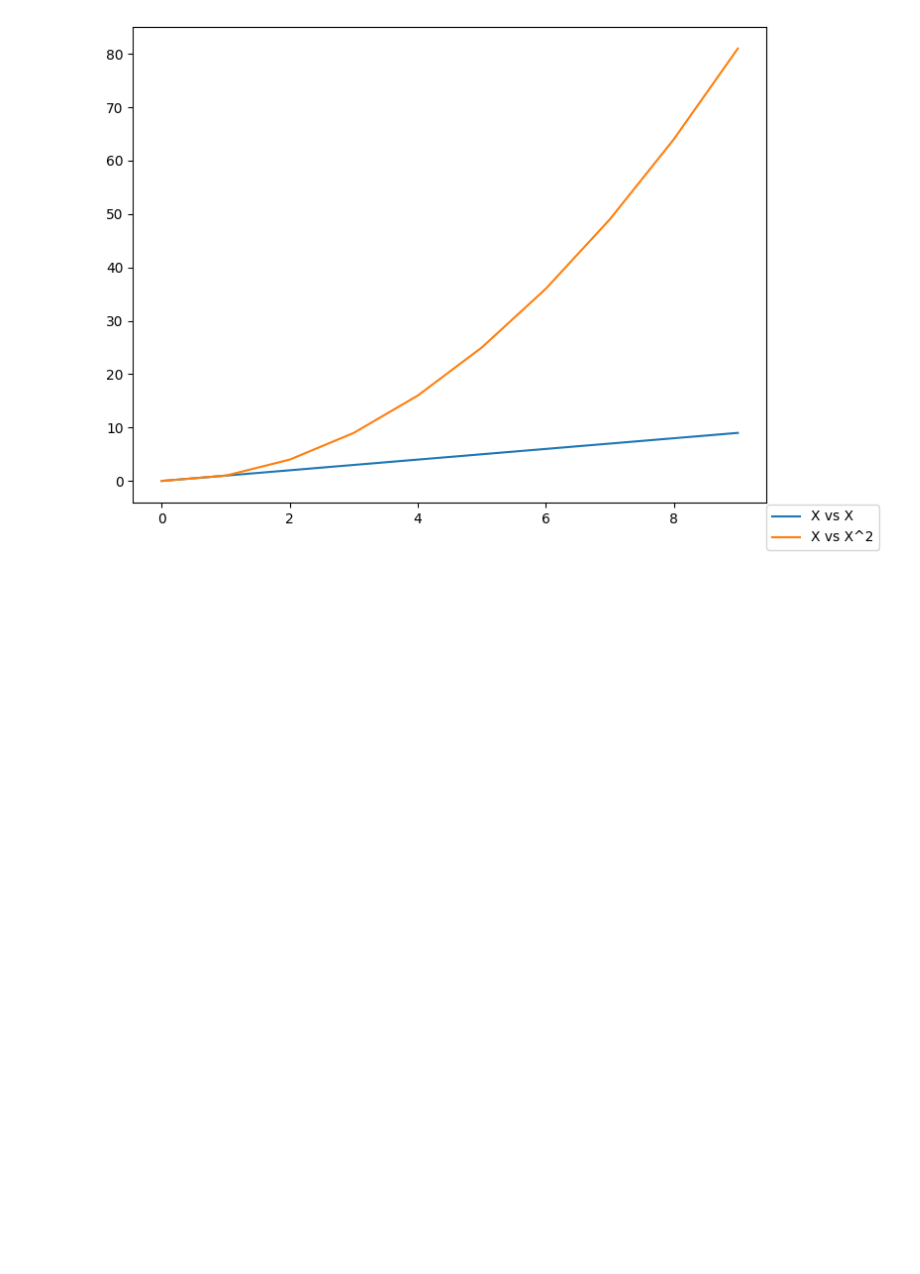
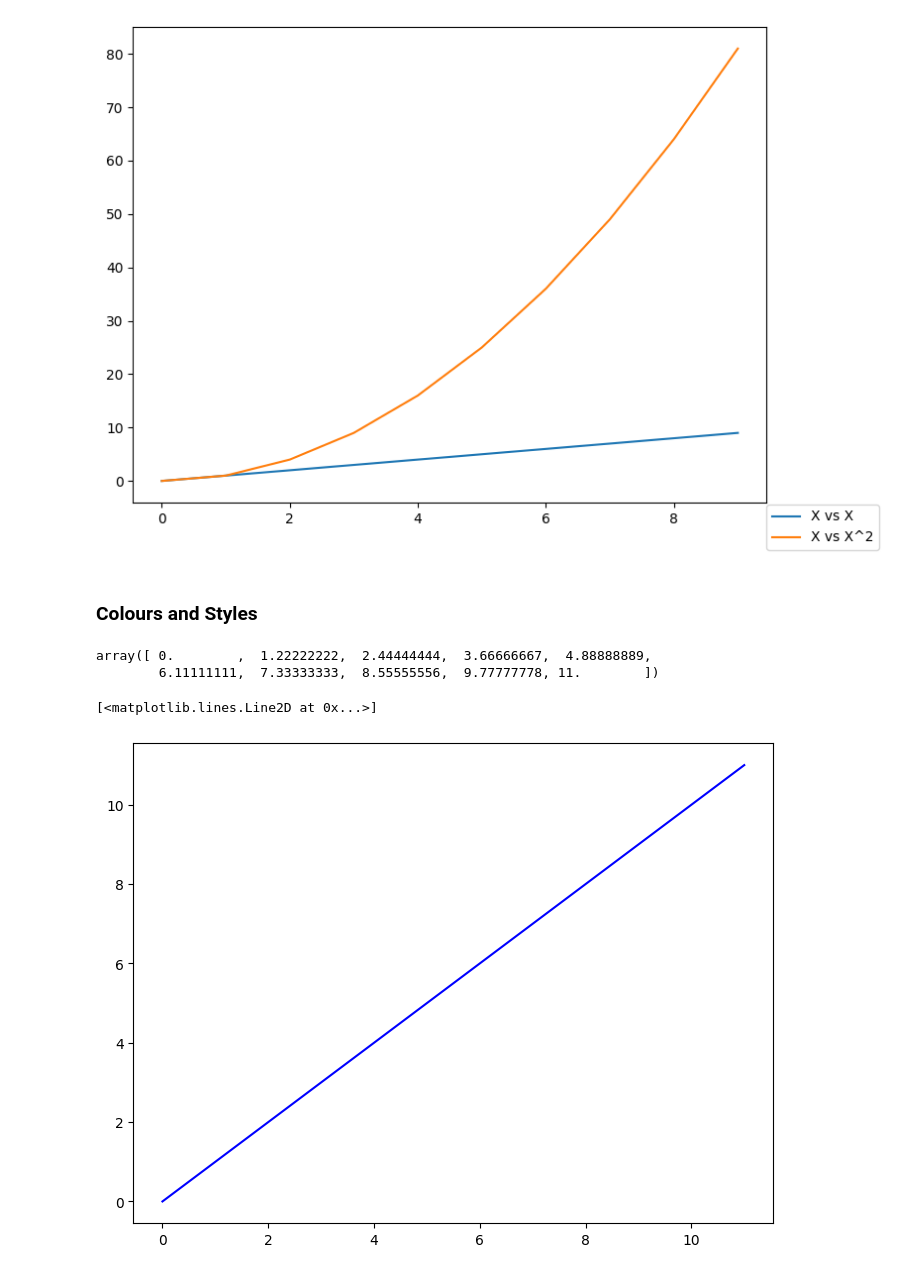
Before and after one commit to Anurag-Warthi/Data-Science-Machine-Learning, a Jupyter notebook: Data Science/01-DS_Libraries/Matplotlib.ipynb, the cells around one changed output. Cells and saved outputs as stored; diff of their text form; code cells hidden in the pictures; blank space fills up the shorter version.

Commit message:
new commit to matplotlib file

```diff
--- a/Data Science/01-DS_Libraries/Matplotlib.ipynb
+++ b/Data Science/01-DS_Libraries/Matplotlib.ipynb
@@ -389,3 +389,19 @@ plt.legend(loc = (1, -0.1))
 # %% [output]
 <matplotlib.legend.Legend at 0x...>
 [figure]
+# %% [markdown]
+### Colours and Styles
+# %%
+x = np.linspace(0, 11, 10)
+# %%
+x
+# %% [output]
+array([ 0.        ,  1.22222222,  2.44444444,  3.66666667,  4.88888889,
+        6.11111111,  7.33333333,  8.55555556,  9.77777778, 11.        ])
+# %%
+fig = plt.figure()
+axes = fig.add_axes([0, 0, 1, 1])
+axes.plot(x, x, color = 'blue')
+# %% [output]
+[<matplotlib.lines.Line2D at 0x...>]
+[figure, added]
```
Also changed, not shown: parts of 7 cells of this notebook.
